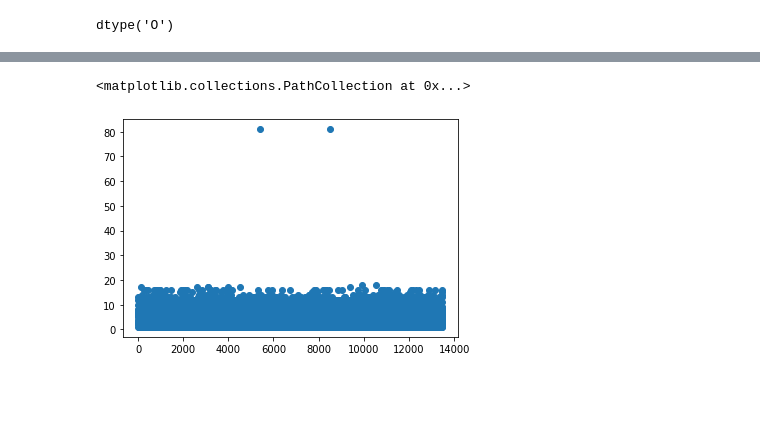
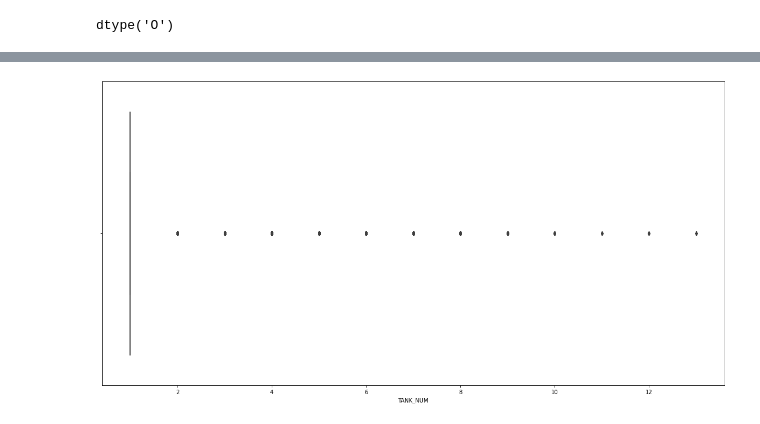
Before and after one commit to rushikeshnaik779/EDA, a Jupyter notebook: Simple_EDA__Rooftop_Drinking_Water_Tank_Inspection_Results.ipynb, the cells around one changed output, grey strips where cells are left out. Drawn from its saved outputs; the diff is of its cells as text; code cells hidden in the pictures; blank space fills up the shorter version.

```diff
--- a/Simple_EDA__Rooftop_Drinking_Water_Tank_Inspection_Results.ipynb
+++ b/Simple_EDA__Rooftop_Drinking_Water_Tank_Inspection_Results.ipynb
@@ -533,5 +521,7 @@ plt.show()
-# %%
-plt.scatter(data.index, data.COMMUNITY_BOARD)
-# %% [output]
-<matplotlib.collections.PathCollection at 0x...>
-[figure, removed]
+# %%
+# let's explore "TANK_NUM"
+plt.figure(figsize=(20,10))
+sns.boxplot(x=data['TANK_NUM'])
+plt.show()
+# %% [output]
+[figure, added]
```
Also changed, not shown: parts of 14 cells of this notebook.
